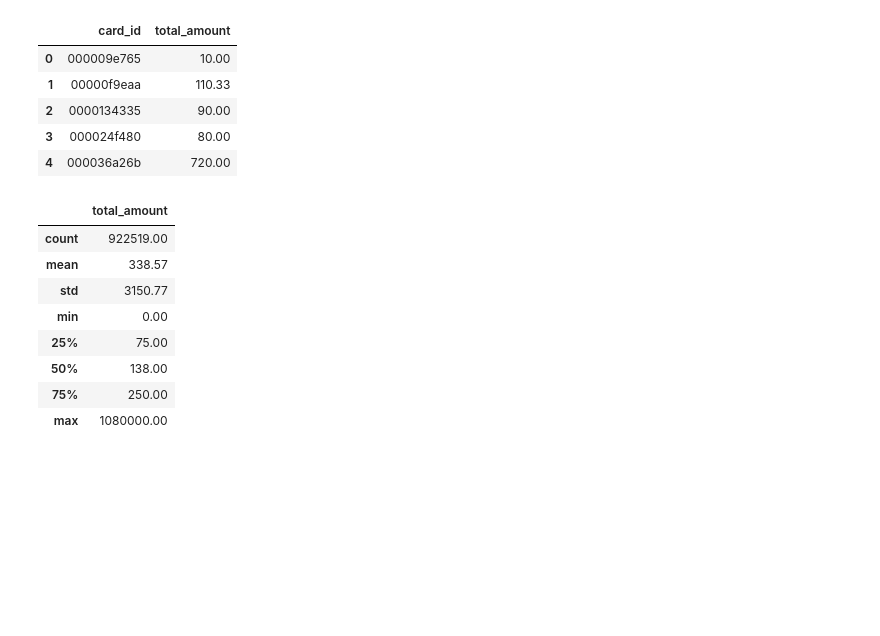
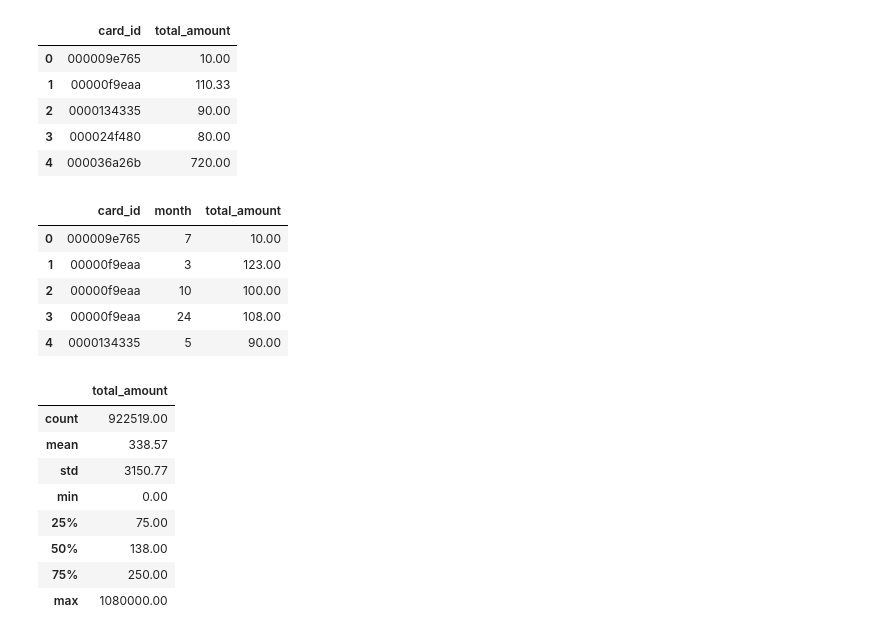
Before and after one commit to brandnewmin/brandnewm, a Jupyter notebook: dacon3.ipynb, the cells around one changed output. Saved outputs shown, nothing was run; the diff lists cells and outputs as text; code cells hidden in the pictures; blank space fills up the shorter version.

```diff
--- a/dacon3.ipynb
+++ b/dacon3.ipynb
@@ -129,6 +140,17 @@ train3.head()
 | 2 | 0000134335 | 90.00 |
 | 3 | 000024f480 | 80.00 |
 | 4 | 000036a26b | 720.00 |
+# %%
+#month 추가
+train3333 = train1[['card_id','total_amount','month']].groupby(['card_id','month'], as_index=False).mean()
+train3333.head()
+# %% [output]
+|  | card_id | month | total_amount |
+| 0 | 000009e765 | 7 | 10.00 |
+| 1 | 00000f9eaa | 3 | 123.00 |
+| 2 | 00000f9eaa | 10 | 100.00 |
+| 3 | 00000f9eaa | 24 | 108.00 |
+| 4 | 0000134335 | 5 | 90.00 |
 # %%
 train3.describe()
 # %% [output]
```
Also changed, not shown: parts of 2 cells of this notebook.
